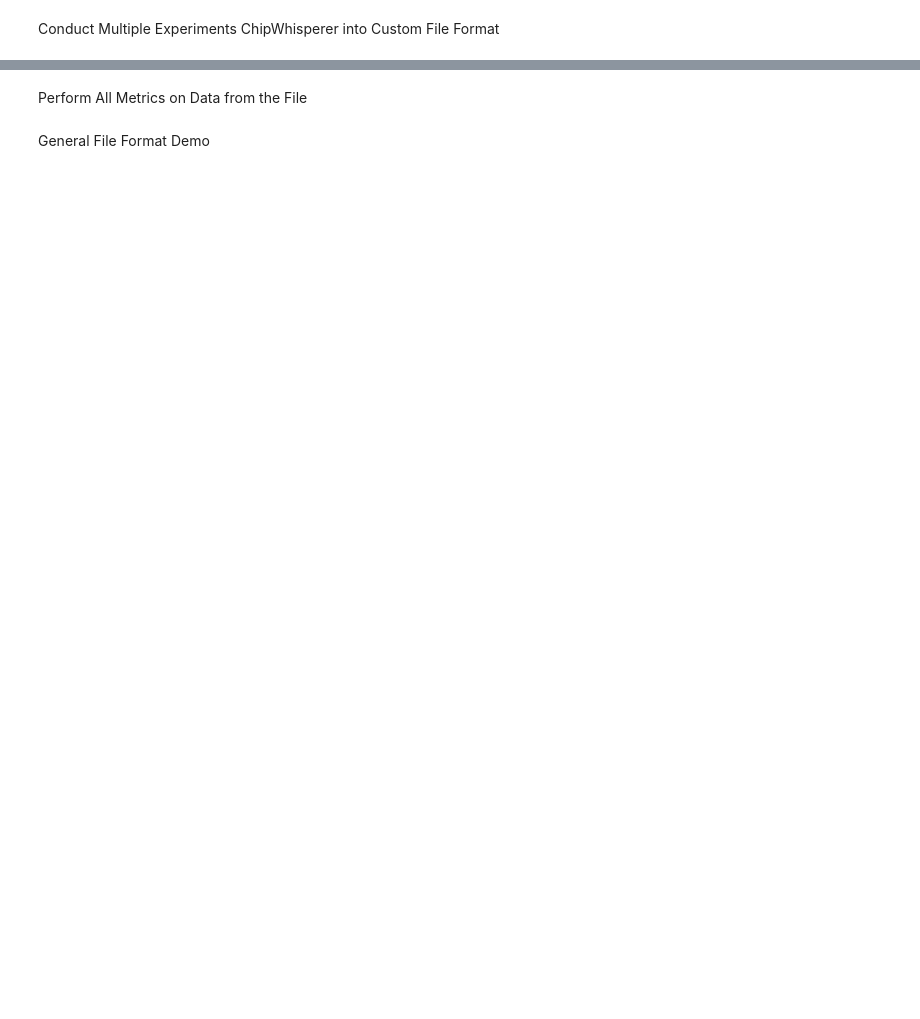
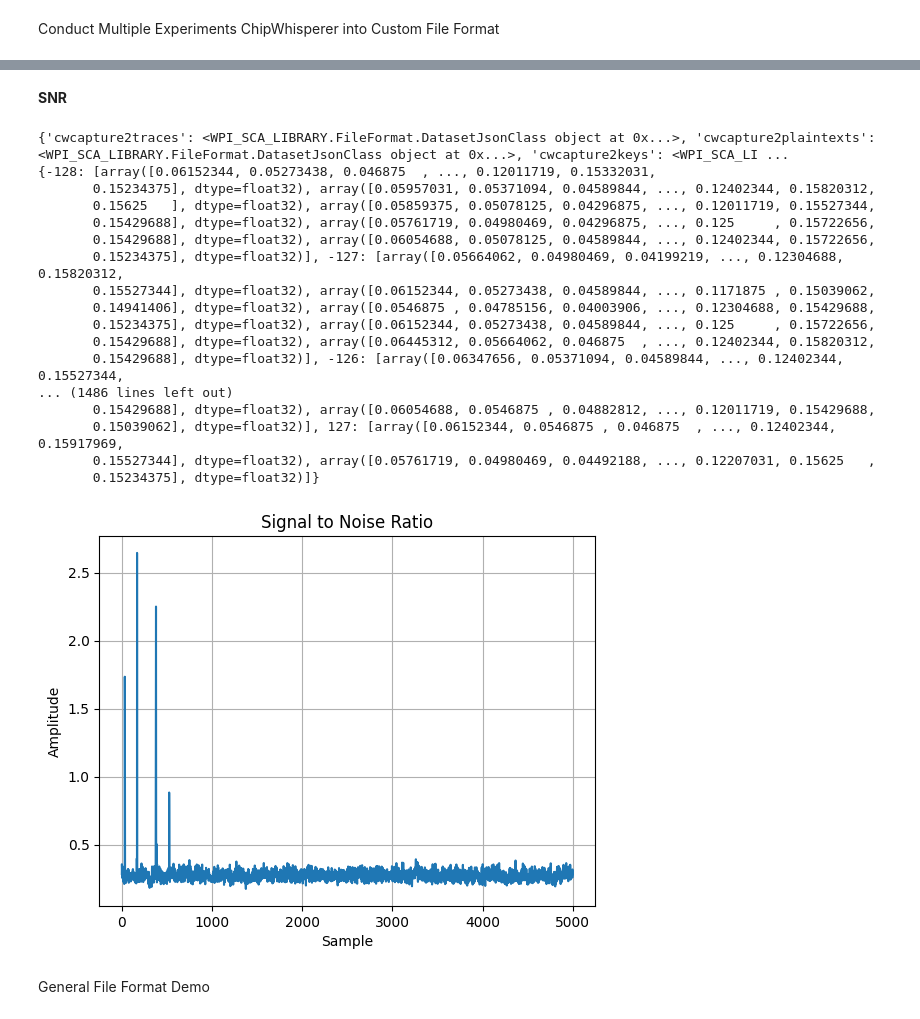
Before and after one commit to vernamlab/SCApeGoat, a Jupyter notebook: Demos/C_Term_Demo.ipynb, the cells around one changed output, grey strips where cells are left out. Saved outputs shown, nothing was run; the diff lists cells and outputs as text; code cells hidden in the pictures; blank space fills up the shorter version.

```diff
--- a/Demos/C_Term_Demo.ipynb
+++ b/Demos/C_Term_Demo.ipynb
@@ -32,4 +41,47 @@ fixed_data.addData(index=range(500), dataToAdd=rand_t)
 # %% [markdown]
-Perform All Metrics on Data from the File
+__SNR__
+# %%
+from WPI_SCA_LIBRARY.CWScope import *
+from WPI_SCA_LIBRARY.LeakageModels import *
+# read in data from CWCapture2 experiment
+file = FileFormatParent("TestFile", existing=True)
+experiment = file.getExperiment("CWCapture2")
+
+print(experiment.dataset)
+
+traces = experiment.getDataset("CWCapture2Traces").readAll()
+keys = experiment.getDataset("CWCapture2Keys").readAll()
+plaintexts = experiment.getDataset("CWCapture2Plaintexts").readAll()
+
+# create labels for SNR
+labels = Sbox[keys ^ plaintexts]
+labels = labels[:, 1]
+labels = np.reshape(labels, (len(keys), 1))
+
+# create a dataset in the CWCapture2 experiment to hold the labels
+experiment.createDataset("labelsB", "labelsB", size = (len(keys), 1), type = 'int8')
+experiment.getDataset("labelsB").addData(range(len(keys)),labels)
+
+# use integrated metric to run SNR
+test = experiment.calculateSNR("labelsB", "CWCapture2Traces", visualise=True, saveGraph=True)
+# %% [output]
+{'cwcapture2traces': <WPI_SCA_LIBRARY.FileFormat.DatasetJsonClass object at 0x...>, 'cwcapture2plaintexts': <WPI_SCA_LIBRARY.FileFormat.DatasetJsonClass object at 0x...>, 'cwcapture2keys': <WPI_SCA_LI ...
+{-128: [array([0.06152344, 0.05273438, 0.046875  , ..., 0.12011719, 0.15332031,
+       0.15234375], dtype=float32), array([0.05957031, 0.05371094, 0.04589844, ..., 0.12402344, 0.15820312,
+       0.15625   ], dtype=float32), array([0.05859375, 0.05078125, 0.04296875, ..., 0.12011719, 0.15527344,
+       0.15429688], dtype=float32), array([0.05761719, 0.04980469, 0.04296875, ..., 0.125     , 0.15722656,
+       0.15429688], dtype=float32), array([0.06054688, 0.05078125, 0.04589844, ..., 0.12402344, 0.15722656,
+       0.15234375], dtype=float32)], -127: [array([0.05664062, 0.04980469, 0.04199219, ..., 0.12304688, 0.15820312,
+       0.15527344], dtype=float32), array([0.06152344, 0.05273438, 0.04589844, ..., 0.1171875 , 0.15039062,
+       0.14941406], dtype=float32), array([0.0546875 , 0.04785156, 0.04003906, ..., 0.12304688, 0.15429688,
+       0.15234375], dtype=float32), array([0.06152344, 0.05273438, 0.04589844, ..., 0.125     , 0.15722656,
+       0.15429688], dtype=float32), array([0.06445312, 0.05664062, 0.046875  , ..., 0.12402344, 0.15820312,
+       0.15429688], dtype=float32)], -126: [array([0.06347656, 0.05371094, 0.04589844, ..., 0.12402344, 0.15527344,
+... (1486 lines left out)
+       0.15429688], dtype=float32), array([0.06054688, 0.0546875 , 0.04882812, ..., 0.12011719, 0.15429688,
+       0.15039062], dtype=float32)], 127: [array([0.06152344, 0.0546875 , 0.046875  , ..., 0.12402344, 0.15917969,
+       0.15527344], dtype=float32), array([0.05761719, 0.04980469, 0.04492188, ..., 0.12207031, 0.15625   ,
+       0.15234375], dtype=float32)]}
+[figure, added]
 # %% [markdown]
 General File Format Demo
```
Also changed, not shown: parts of 1 cell of this notebook, 3 other files.
